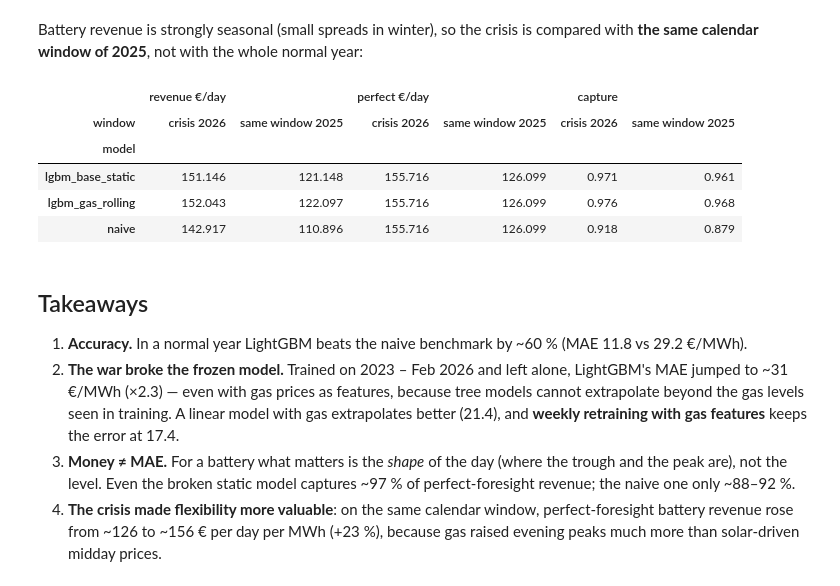
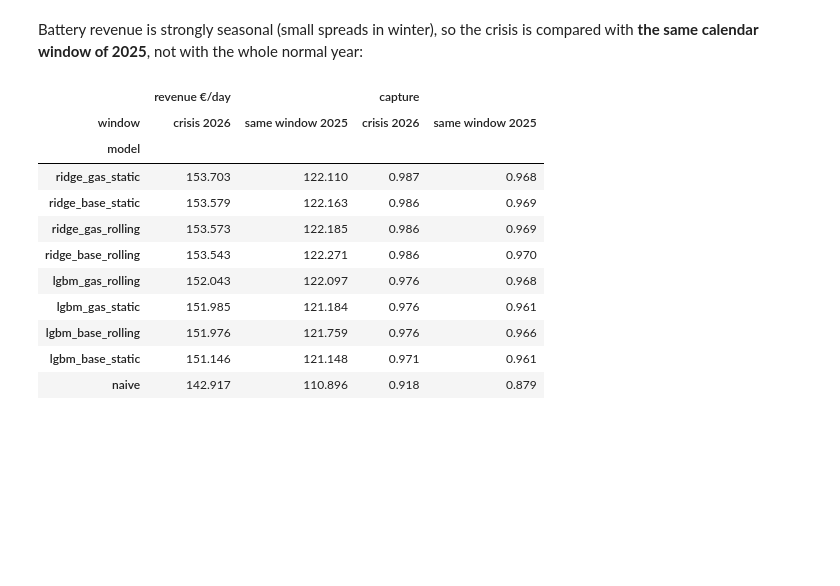
Before and after one commit to nebula387/energy-price-forecast, a Jupyter notebook: notebooks/02_models.ipynb, the cells around one changed output. Saved outputs shown, nothing was run; the diff lists cells and outputs as text; code cells hidden in the pictures; blank space fills up the shorter version.

```diff
--- a/notebooks/02_models.ipynb
+++ b/notebooks/02_models.ipynb
@@ -162,32 +184,26 @@ window of 2025**, not with the whole normal year:
 # %%
 bd_all = pd.read_parquet(PROCESSED_DIR / "battery_daily.parquet")
 bd_all["date"] = pd.to_datetime(bd_all["date"])
 last = bd_all["date"].max()
 windows = {"same window 2025": bd_all["date"].between(pd.Timestamp("2025-02-28"), last - pd.DateOffset(years=1)),
            "crisis 2026": bd_all["date"] >= pd.Timestamp("2026-02-28")}
 rows = []
 for name, mask in windows.items():
     for m, g in bd_all[mask].groupby("model"):
         rows.append({"window": name, "model": m, "revenue €/day": g["revenue"].mean(),
                      "perfect €/day": g["perfect"].mean(), "capture": g["revenue"].sum() / g["perfect"].sum()})
 same = pd.DataFrame(rows)
-same = same[same["model"].isin(["naive", "lgbm_base_static", "lgbm_gas_rolling"])]
-same.pivot(index="model", columns="window", values=["revenue €/day", "perfect €/day", "capture"]).round(3)
+same.pivot(index="model", columns="window", values=["revenue €/day", "capture"]).round(3)     .sort_values(("revenue €/day", "crisis 2026"), ascending=False)
 # %% [output]
-|  | revenue €/day |  | perfect €/day |  | capture |  |
-| window | crisis 2026 | same window 2025 | crisis 2026 | same window 2025 | crisis 2026 | same window 2025 |
-| model |  |  |  |  |  |  |
-| lgbm_base_static | 151.146 | 121.148 | 155.716 | 126.099 | 0.971 | 0.961 |
-| lgbm_gas_rolling | 152.043 | 122.097 | 155.716 | 126.099 | 0.976 | 0.968 |
-| naive | 142.917 | 110.896 | 155.716 | 126.099 | 0.918 | 0.879 |
+|  | revenue €/day |  | capture |  |
+| window | crisis 2026 | same window 2025 | crisis 2026 | same window 2025 |
+| model |  |  |  |  |
+| ridge_gas_static | 153.703 | 122.110 | 0.987 | 0.968 |
+| ridge_base_static | 153.579 | 122.163 | 0.986 | 0.969 |
+| ridge_gas_rolling | 153.573 | 122.185 | 0.986 | 0.969 |
+| ridge_base_rolling | 153.543 | 122.271 | 0.986 | 0.970 |
+| lgbm_gas_rolling | 152.043 | 122.097 | 0.976 | 0.968 |
+| lgbm_gas_static | 151.985 | 121.184 | 0.976 | 0.961 |
+| lgbm_base_rolling | 151.976 | 121.759 | 0.976 | 0.966 |
+| lgbm_base_static | 151.146 | 121.148 | 0.971 | 0.961 |
+| naive | 142.917 | 110.896 | 0.918 | 0.879 |
-# %% [markdown]
-## Takeaways
-
-1. **Accuracy.** In a normal year LightGBM beats the naive benchmark by ~60 % (MAE 11.8 vs 29.2 €/MWh).
-2. **The war broke the frozen model.** Trained on 2023 – Feb 2026 and left alone, LightGBM's MAE jumped to ~31 €/MWh
-   (×2.3) — even with gas prices as features, because tree models cannot extrapolate beyond the gas levels seen in training.
-   A linear model with gas extrapolates better (21.4), and **weekly retraining with gas features** keeps the error at 17.4.
-3. **Money ≠ MAE.** For a battery what matters is the *shape* of the day (where the trough and the peak are), not the level.
-   Even the broken static model captures ~97 % of perfect-foresight revenue; the naive one only ~88–92 %.
-4. **The crisis made flexibility more valuable**: on the same calendar window, perfect-foresight battery revenue rose
-   from ~126 to ~156 € per day per MWh (+23 %), because gas raised evening peaks much more than solar-driven midday prices.
```
Also changed, not shown: parts of 10 cells of this notebook, 2 other files.
